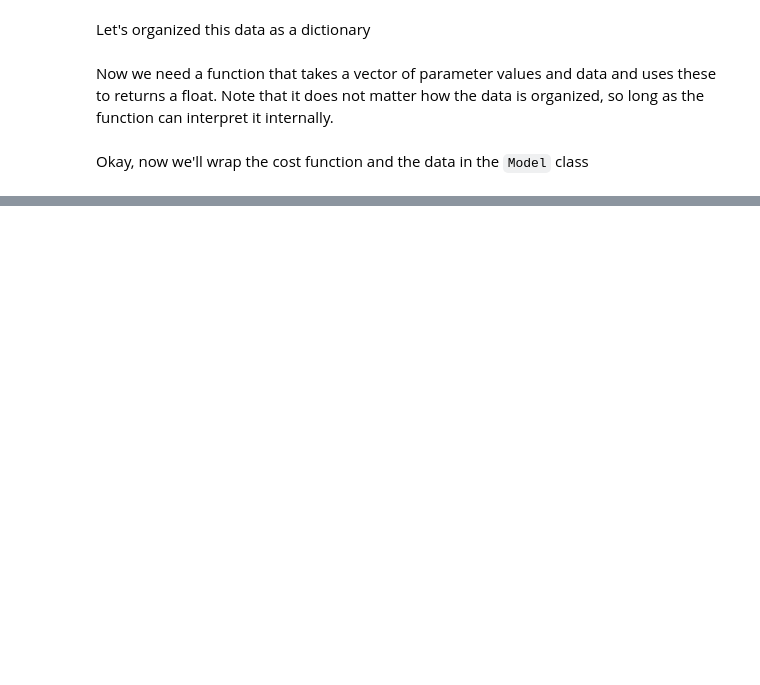
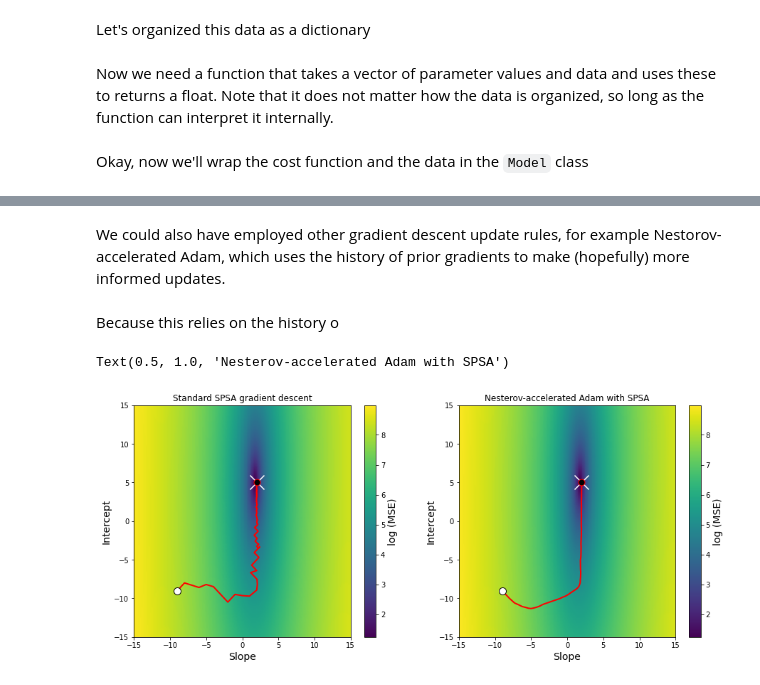
Before and after one commit to LaptopBiologist/gradless, a Jupyter notebook: index.ipynb, the cells around one changed output, grey strips where cells are left out. Drawn from its saved outputs; the diff is of its cells as text; code cells hidden in the pictures; blank space fills up the shorter version.

```diff
--- a/index.ipynb
+++ b/index.ipynb
@@ -73,0 +94,8 @@
+# %%
+starts=numpy.array([-9,-9]) #Here's our initial guess
+opt_vanilla=optimizers.GradientDescent(x_0 = starts,
+                                       cost = mse_cost,
+                                       update = update_rule,
+                                       gradient=gradient.SPSAGradient(numpy.array([0,0])),
+                                       param_stepsize=.1, param_stepdecay=0.5, param_decay_offset=0,
+                                       grad_stepsize=1, grad_stepdecay=.3, )
@@ -73,0 +106,3 @@
+# %%
+for i in tqdm(range(10000)):
+    opt_vanilla.update_params(gradient_reps=3)
@@ -73,0 +111,12 @@
+# %% [markdown]
+We could also have employed other gradient descent update rules, for example Nestorov-accelerated Adam, which uses the history of prior gradients to make (hopefully) more informed updates.
+# %%
+update_rule=updates.ADAM( beta1=.9)
+opt_NADAM=optimizers.GradientDescent(starts,mse_cost,update_rule,gradient.SPSAGradient(numpy.array([0,0])),param_stepsize=1, param_stepdecay=0.5, param_decay_offset=0,
+                 grad_stepsize=1, grad_stepdecay=.2, )
+# %% [markdown]
+Because this relies on the history o
+# %%
+
+for i in tqdm(range(10000)):
+    opt_NADAM.update_params(gradient_reps=3)
@@ -73,0 +131,36 @@
+# %%
+pyplot.figure(figsize=(15,6))
+pyplot.subplot(121)
+theta_hist=numpy.array(opt_vanilla.theta_hist)
+sc=pyplot.scatter(X,Y, c=numpy.log(Z), zorder=-1)
+pyplot.scatter(starts[0], starts[1], c='white', edgecolor='black', s=100)
+pyplot.plot(theta_hist[:,0],theta_hist[:,1], c='red', lw=2, zorder=0)
+pyplot.scatter(2, 5, marker='x', c='white', s=400)
+pyplot.scatter(theta_hist[-1,0],theta_hist[-1,1], marker='o',edgecolor='red', c='black', s=80)
+
+cbar=pyplot.colorbar(sc)
+cbar.set_label('log (MSE)', size=14)
+pyplot.ylabel('Intercept', size=14)
+pyplot.xlabel('Slope', size=14)
+pyplot.xlim(-15,15)
+pyplot.ylim(-15,15)
+pyplot.title('Standard SPSA gradient descent')
+
+pyplot.subplot(122)
+theta_hist=numpy.array(opt_NADAM.theta_hist)
+sc=pyplot.scatter(X,Y, c=numpy.log(Z), zorder=-1)
+pyplot.scatter(starts[0], starts[1], c='white', edgecolor='black', s=100)
+pyplot.plot(theta_hist[:,0],theta_hist[:,1], c='red', lw=2, zorder=0)
+pyplot.scatter(2, 5, marker='x', c='white', s=400)
+pyplot.scatter(theta_hist[-1,0],theta_hist[-1,1], marker='o',edgecolor='red', c='black', s=80)
+
+cbar=pyplot.colorbar(sc)
+cbar.set_label('log (MSE)', size=14)
+pyplot.ylabel('Intercept', size=14)
+pyplot.xlabel('Slope', size=14)
+pyplot.xlim(-15,15)
+pyplot.ylim(-15,15)
+pyplot.title('Nesterov-accelerated Adam with SPSA')
+# %% [output]
+Text(0.5, 1.0, 'Nesterov-accelerated Adam with SPSA')
+[figure, added]
```
Also changed, not shown: parts of 127 cells of this notebook, 2 other files.
